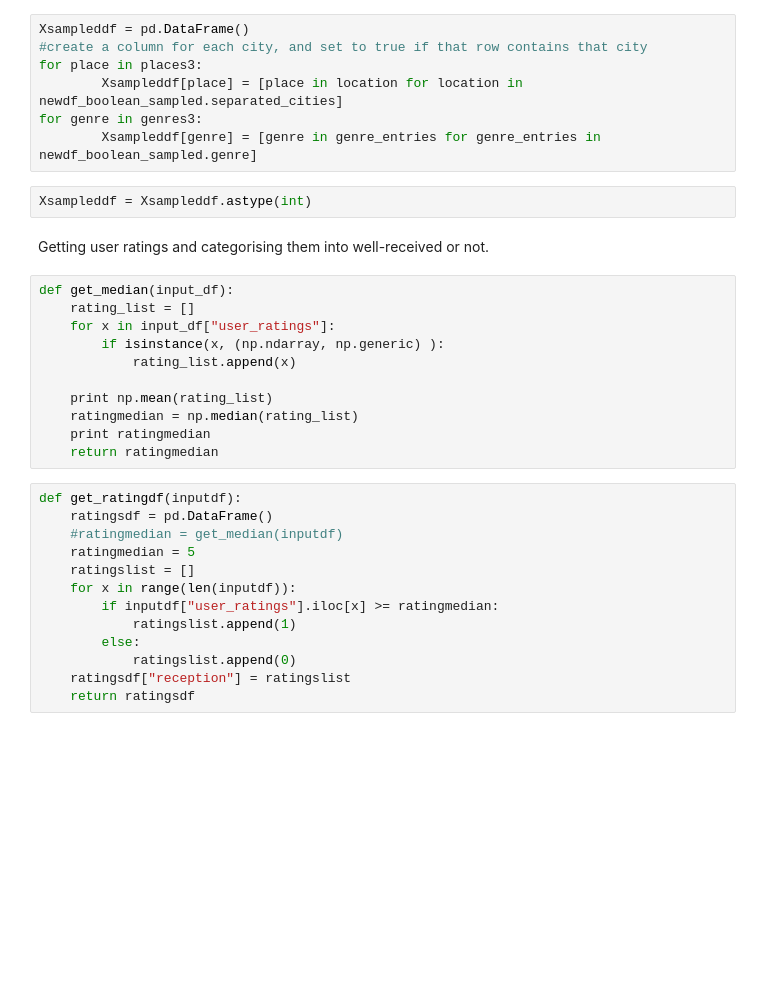
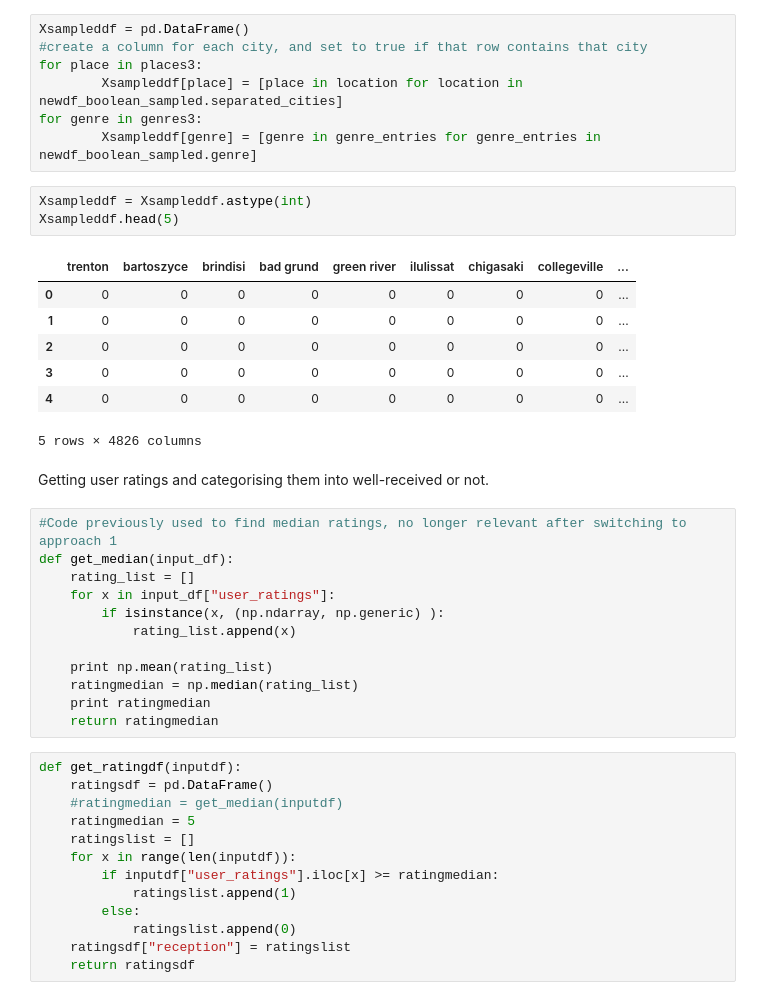
Before and after one commit to zhiqianseah/CS109finalproj, a Jupyter notebook: Project Write Up.ipynb, the cells around one changed output. Saved outputs shown, nothing was run; the diff lists cells and outputs as text; blank space fills up the shorter version.

```diff
--- a/Project Write Up.ipynb
+++ b/Project Write Up.ipynb
@@ -136,9 +138,19 @@ for genre in genres3:
         Xsampleddf[genre] = [genre in genre_entries for genre_entries in newdf_boolean_sampled.genre]
 # %%
 Xsampleddf = Xsampleddf.astype(int)
+Xsampleddf.head(5)
+# %% [output]
+|  | trenton | bartoszyce | brindisi | bad grund | green river | ilulissat | chigasaki | collegeville | ... |
+| 0 | 0 | 0 | 0 | 0 | 0 | 0 | 0 | 0 | ... |
+| 1 | 0 | 0 | 0 | 0 | 0 | 0 | 0 | 0 | ... |
+| 2 | 0 | 0 | 0 | 0 | 0 | 0 | 0 | 0 | ... |
+| 3 | 0 | 0 | 0 | 0 | 0 | 0 | 0 | 0 | ... |
+| 4 | 0 | 0 | 0 | 0 | 0 | 0 | 0 | 0 | ... |
+5 rows × 4826 columns
 # %% [markdown]
 Getting user ratings and categorising them into well-received or not.
 # %%
+#Code previously used to find median ratings, no longer relevant after switching to approach 1
 def get_median(input_df):
     rating_list = []
     for x in input_df["user_ratings"]:
```
Also changed, not shown: parts of 25 cells of this notebook.
